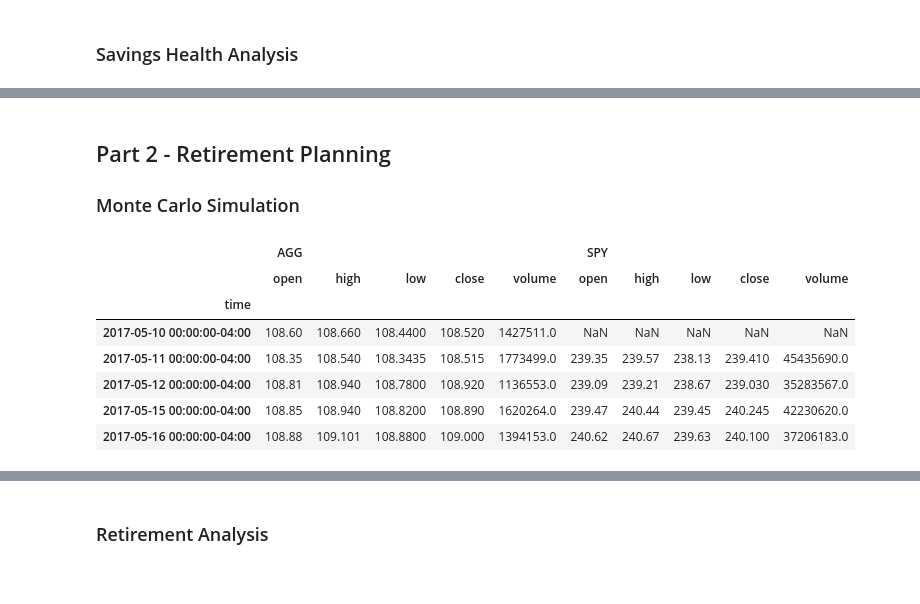
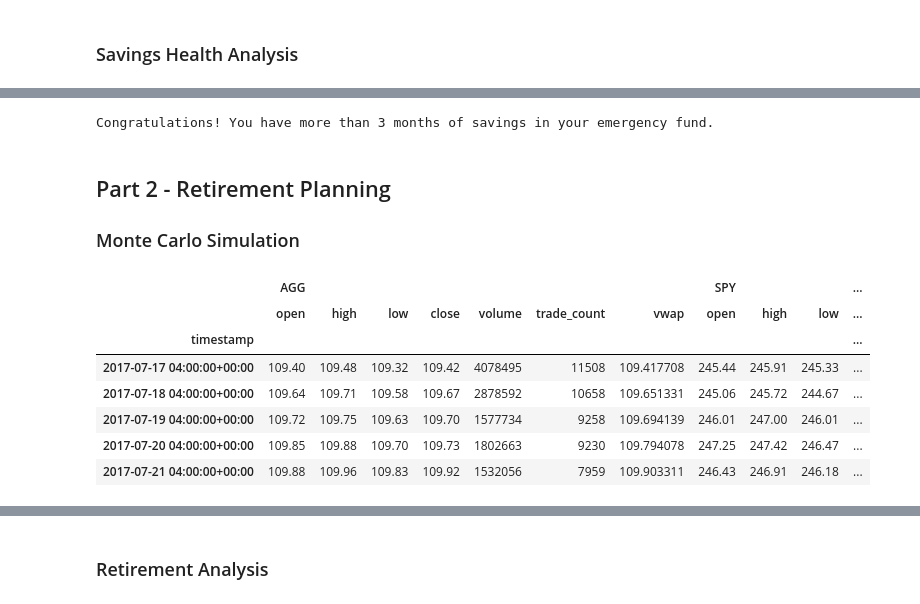
Before and after one commit to lrb924/Financial_Planner, a Jupyter notebook: Starter_Code/financial-planner.ipynb, the cells around one changed output, grey strips where cells are left out. Cells and saved outputs as stored; diff of their text form; code cells hidden in the pictures.

```diff
--- a/Challenge Files/Starter_Code/financial-planner.ipynb
+++ b/Starter_Code/financial-planner.ipynb
@@ -148,3 +160,19 @@ Congratulations! You have enough money in your emergency fund.
+# %%
+# Set ideal emergency fund
+emergency_fund = monthly_income * 3
+
+# Calculate total amount of savings
+total_savings = sum(savings_data)
+
+# Validate saving health
+if total_savings > emergency_fund:
+    print("Congratulations! You have more than 3 months of savings in your emergency fund.")
+elif total_savings < emergency_fund:
+    print("Keep going! You're almost there. You have less than 3 months of savings in your emergency fund.")
+else:
+    print("Don't worry, you're ${emergency_fund - savings_fund} away from your goal.")
+# %% [output]
+Congratulations! You have more than 3 months of savings in your emergency fund.
 # %% [markdown]
 ## Part 2 - Retirement Planning
 
@@ -157,23 +184,30 @@ end_date = pd.Timestamp('2021-05-01', tz='America/New_York').isoformat()
-# %%
-# Get 5 years' worth of historical data for SPY and AGG
-# YOUR CODE HERE!
-
-# Reorganize the DataFrame
-# Separate ticker data
-# YOUR CODE HERE!
-
-
-# Concatenate the ticker DataFrames
-# YOUR CODE HERE!
-
-# Display sample data
-df_stock_data.head()
-# %% [output]
-|  | AGG |  |  |  |  | SPY |  |  |  |  |
-|  | open | high | low | close | volume | open | high | low | close | volume |
-| time |  |  |  |  |  |  |  |  |  |  |
-| 2017-05-10 00:00:00-04:00 | 108.60 | 108.660 | 108.4400 | 108.520 | 1427511.0 | NaN | NaN | NaN | NaN | NaN |
-| 2017-05-11 00:00:00-04:00 | 108.35 | 108.540 | 108.3435 | 108.515 | 1773499.0 | 239.35 | 239.57 | 238.13 | 239.410 | 45435690.0 |
-| 2017-05-12 00:00:00-04:00 | 108.81 | 108.940 | 108.7800 | 108.920 | 1136553.0 | 239.09 | 239.21 | 238.67 | 239.030 | 35283567.0 |
-| 2017-05-15 00:00:00-04:00 | 108.85 | 108.940 | 108.8200 | 108.890 | 1620264.0 | 239.47 | 240.44 | 239.45 | 240.245 | 42230620.0 |
-| 2017-05-16 00:00:00-04:00 | 108.88 | 109.101 | 108.8800 | 109.000 | 1394153.0 | 240.62 | 240.67 | 239.63 | 240.100 | 37206183.0 |
+# %%
+# Get 5 years' worth of historical data for SPY and AGG
+fiveyrs_stocks_bonds1_df = alpaca.get_bars(
+    symbol=ticker,
+    timeframe=timeframe,
+    start=start_date,
+    end=end_date,
+).df
+
+# Preview fiveyrs_stocks_bonds1_df
+# fiveyrs_stocks_bonds1_df
+
+# Separate ticker data
+AGG_fiveyrs_ticker = fiveyrs_stocks_bonds1_df[fiveyrs_stocks_bonds1_df["symbol"]=="AGG"].drop("symbol", axis = 1)
+SPY_fiveyrs_ticker = fiveyrs_stocks_bonds1_df[fiveyrs_stocks_bonds1_df["symbol"]=="SPY"].drop("symbol", axis = 1)
+
+# Concatenate the ticker DataFrames
+fiveyrs_stocks_bonds_df = pd.concat([AGG_fiveyrs_ticker, SPY_fiveyrs_ticker], axis = 1, keys = ["AGG", "SPY"])
+
+# Display sample data
+fiveyrs_stocks_bonds_df.head()
+# %% [output]
+|  | AGG |  |  |  |  |  |  | SPY |  |  | ... |
+|  | open | high | low | close | volume | trade_count | vwap | open | high | low | ... |
+| timestamp |  |  |  |  |  |  |  |  |  |  | ... |
+| 2017-07-17 04:00:00+00:00 | 109.40 | 109.48 | 109.32 | 109.42 | 4078495 | 11508 | 109.417708 | 245.44 | 245.91 | 245.33 | ... |
+| 2017-07-18 04:00:00+00:00 | 109.64 | 109.71 | 109.58 | 109.67 | 2878592 | 10658 | 109.651331 | 245.06 | 245.72 | 244.67 | ... |
+| 2017-07-19 04:00:00+00:00 | 109.72 | 109.75 | 109.63 | 109.70 | 1577734 | 9258 | 109.694139 | 246.01 | 247.00 | 246.01 | ... |
+| 2017-07-20 04:00:00+00:00 | 109.85 | 109.88 | 109.70 | 109.73 | 1802663 | 9230 | 109.794078 | 247.25 | 247.42 | 246.47 | ... |
+| 2017-07-21 04:00:00+00:00 | 109.88 | 109.96 | 109.83 | 109.92 | 1532056 | 7959 | 109.903311 | 246.43 | 246.91 | 246.18 | ... |
```
Also changed, not shown: parts of 28 cells of this notebook, 2 other files.
